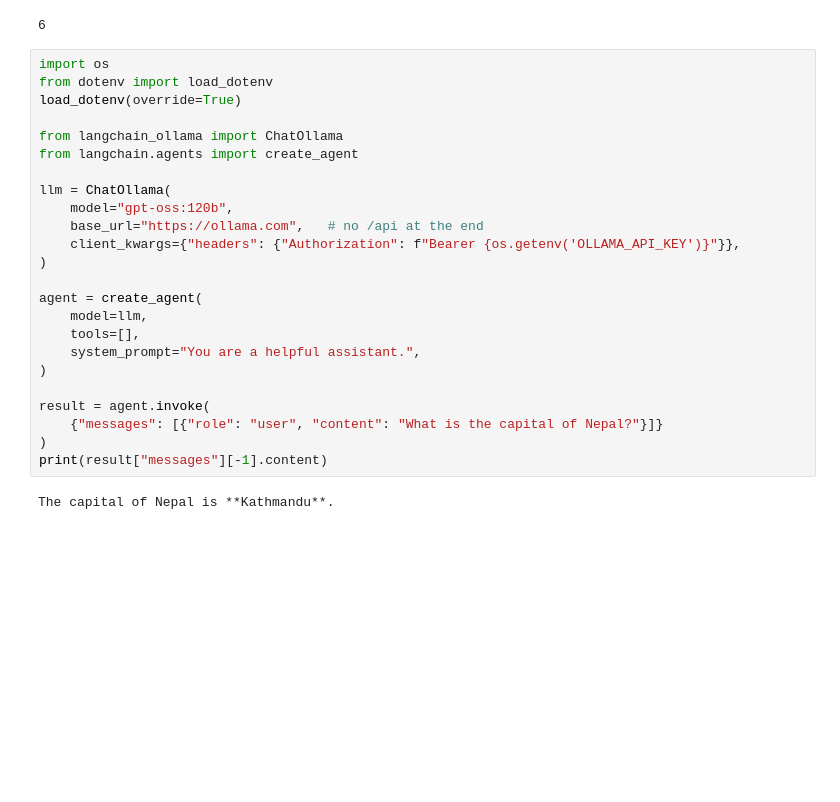
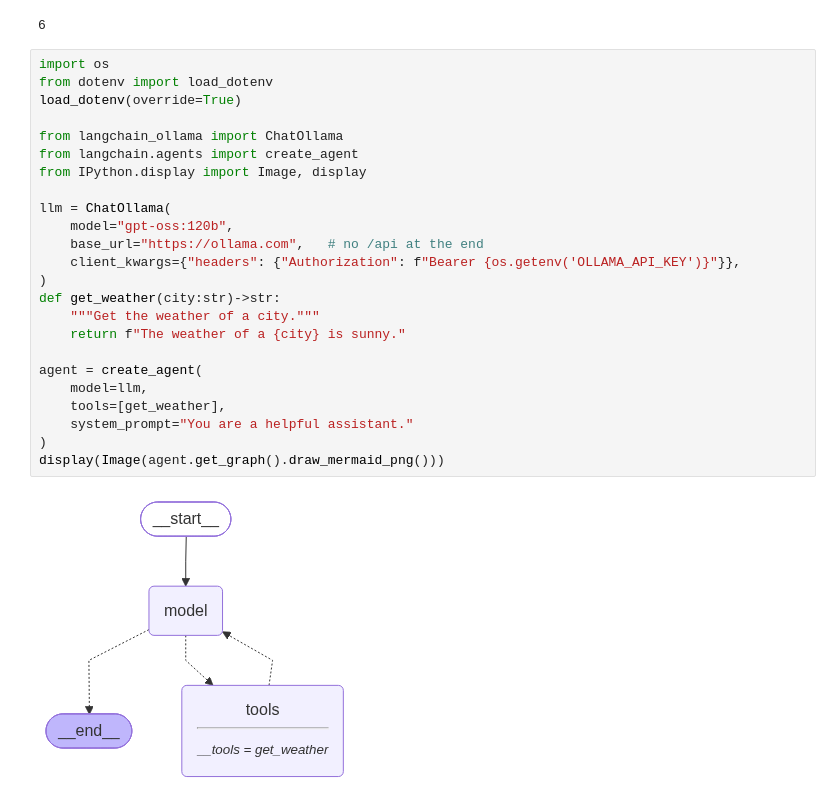
Before and after one commit to rahulckb78/langchaintutorial, a Jupyter notebook: updatedlangchain/1-langchainintro.ipynb, the cells around one changed output. Drawn from its saved outputs; the diff is of its cells as text; blank space fills up the shorter version.

```diff
--- a/updatedlangchain/1-langchainintro.ipynb
+++ b/updatedlangchain/1-langchainintro.ipynb
@@ -7,26 +7,26 @@
 # %%
 import os
 from dotenv import load_dotenv
 load_dotenv(override=True)
 
 from langchain_ollama import ChatOllama
 from langchain.agents import create_agent
+from IPython.display import Image, display
 
 llm = ChatOllama(
     model="gpt-oss:120b",
     base_url="https://ollama.com",   # no /api at the end
     client_kwargs={"headers": {"Authorization": f"Bearer {os.getenv('OLLAMA_API_KEY')}"}},
 )
+def get_weather(city:str)->str:
+    """Get the weather of a city."""
+    return f"The weather of a {city} is sunny."
 
 agent = create_agent(
     model=llm,
-    tools=[],
-    system_prompt="You are a helpful assistant.",
+    tools=[get_weather],
+    system_prompt="You are a helpful assistant."
 )
-
-result = agent.invoke(
-    {"messages": [{"role": "user", "content": "What is the capital of Nepal?"}]}
-)
-print(result["messages"][-1].content)
+display(Image(agent.get_graph().draw_mermaid_png()))
 # %% [output]
-The capital of Nepal is **Kathmandu**.
+[figure, added]
```
Also changed, not shown: parts of 3 cells of this notebook, 2 other files.
